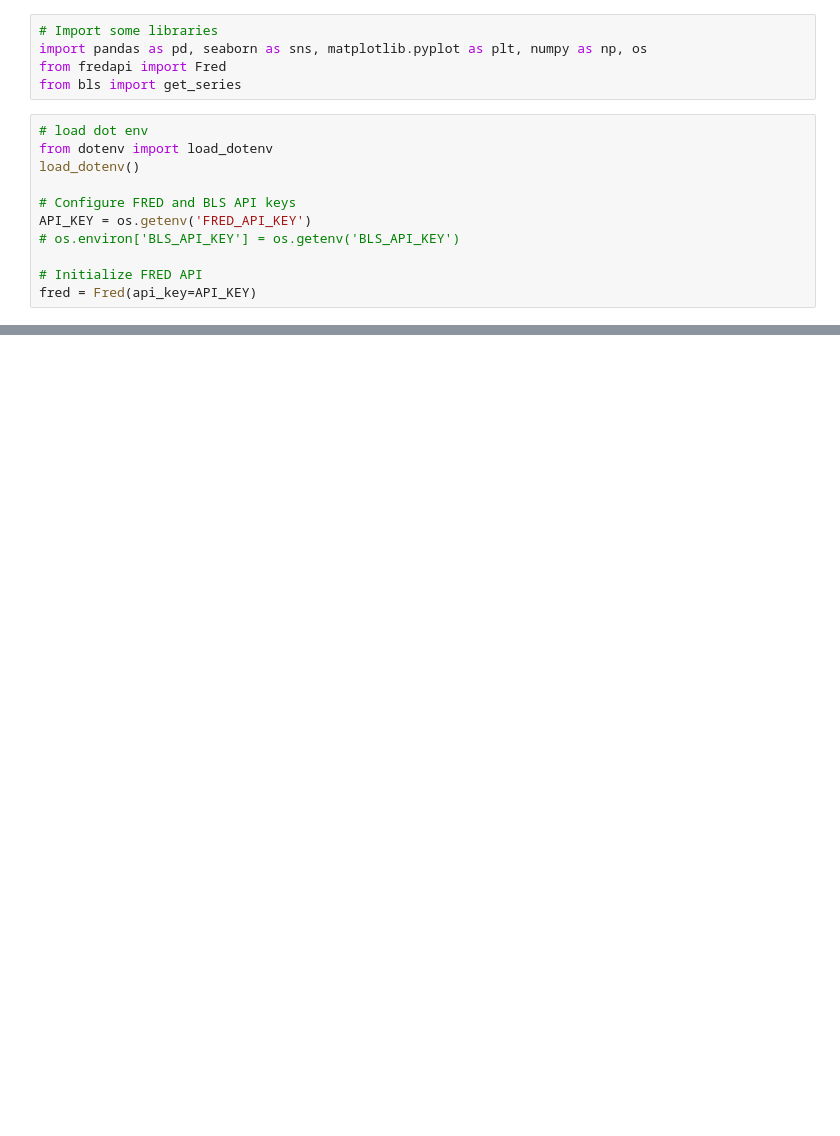
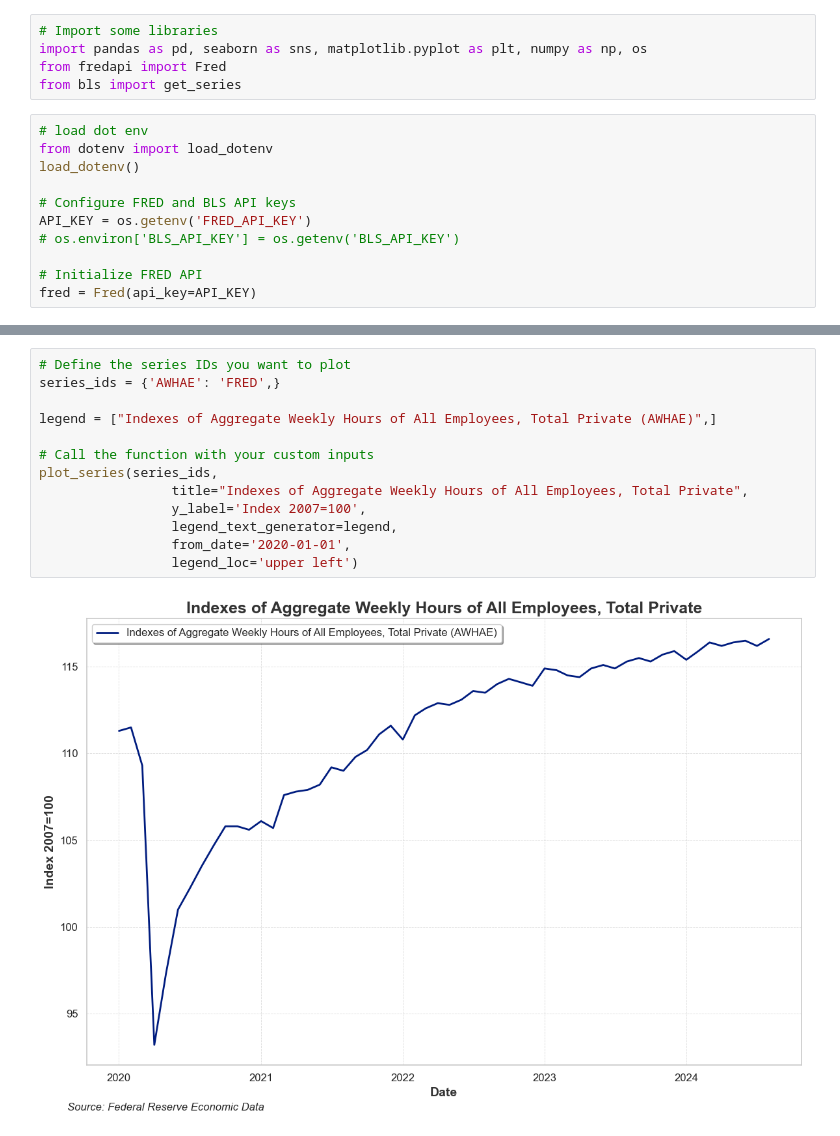
Before and after one commit to AkeBoss-tech/FEDChallenge, a Jupyter notebook: main.ipynb, the cells around one changed output, grey strips where cells are left out. Saved outputs shown, nothing was run; the diff lists cells and outputs as text; blank space fills up the shorter version.

```diff
--- a/main.ipynb
+++ b/main.ipynb
@@ -129,0 +164,15 @@ plot_series(series_ids,
+# %%
+# Define the series IDs you want to plot
+series_ids = {'AWHAE': 'FRED',}
+
+legend = ["Indexes of Aggregate Weekly Hours of All Employees, Total Private (AWHAE)",]
+
+# Call the function with your custom inputs
+plot_series(series_ids,
+                 title="Indexes of Aggregate Weekly Hours of All Employees, Total Private",
+                 y_label='Index 2007=100',
+                 legend_text_generator=legend,
+                 from_date='2020-01-01',
+                 legend_loc='upper left')
+# %% [output]
+[figure, added]
```
Also changed, not shown: parts of 6 cells of this notebook, 6 other files.
